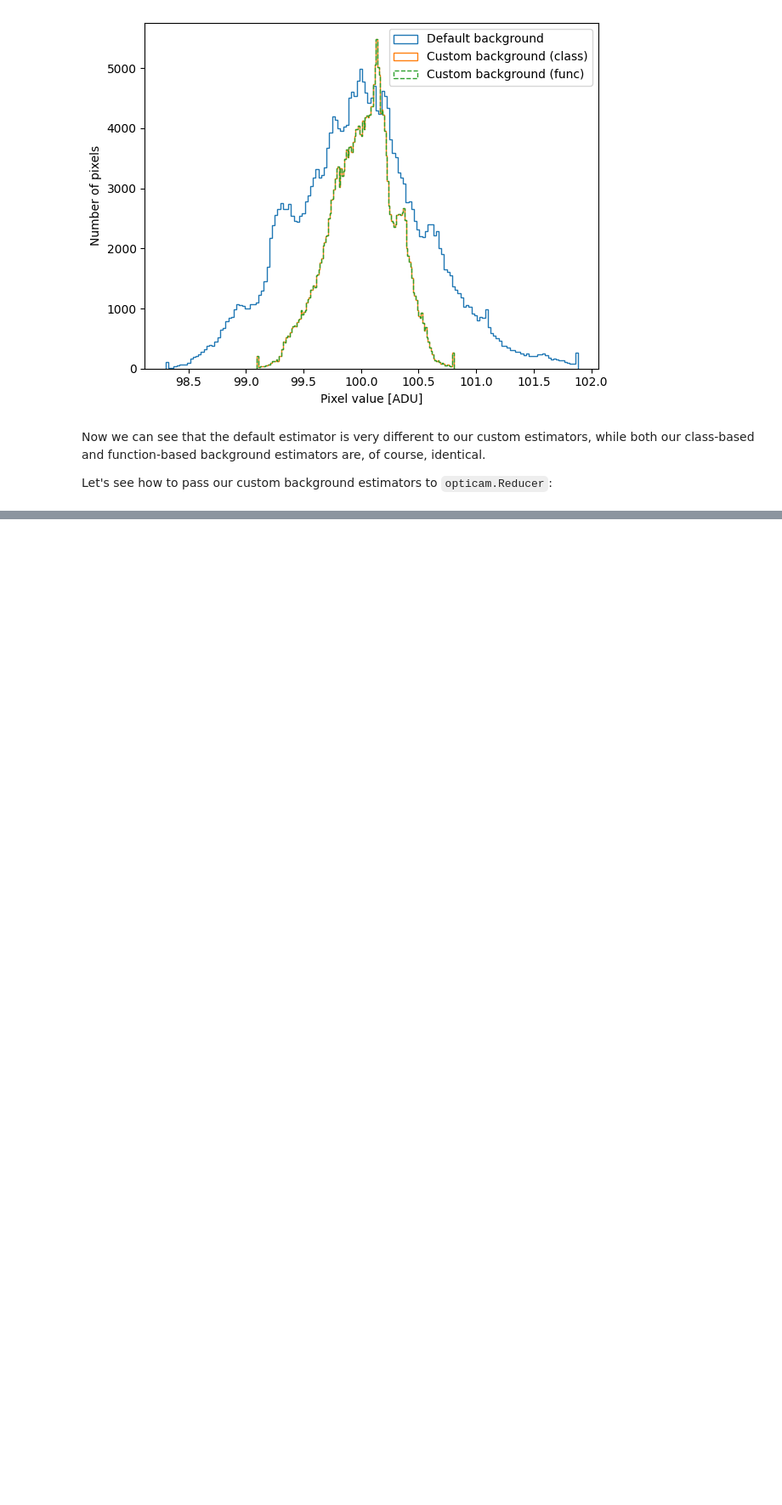
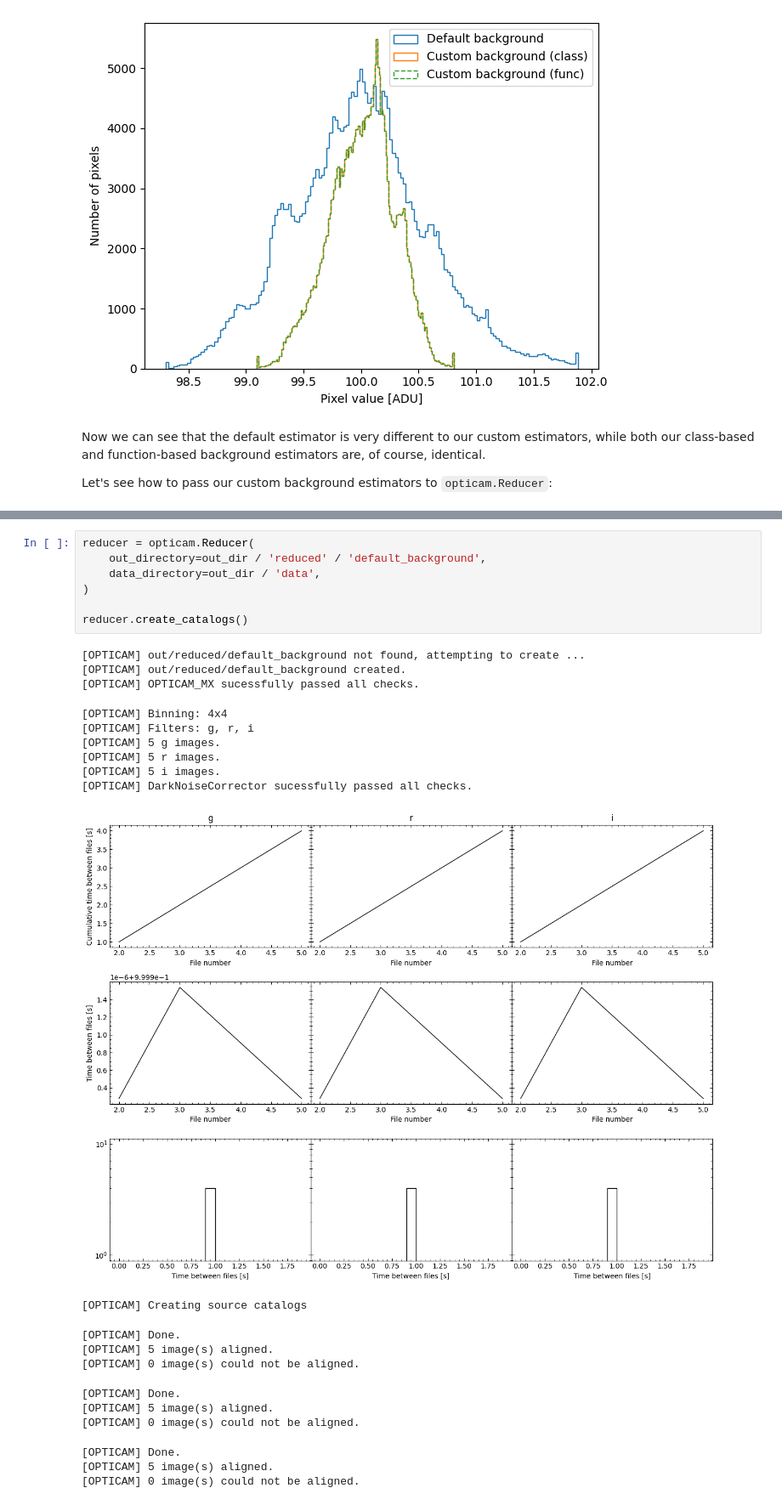
Before and after one commit to OPTICAM-instrument/opticam, a Jupyter notebook: docs/tutorials/backgrounds.ipynb, the cells around one changed output, grey strips where cells are left out. Shown at 85% size. Drawn from its saved outputs; the diff is of its cells as text; blank space fills up the shorter version.

```diff
--- a/docs/tutorials/backgrounds.ipynb
+++ b/docs/tutorials/backgrounds.ipynb
@@ -317,0 +326,28 @@ reducer.create_catalogs()
+# %%
+reducer = opticam.Reducer(
+    out_directory=out_dir / 'reduced' / 'default_background',
+    data_directory=out_dir / 'data',
+)
+
+reducer.create_catalogs()
+# %% [output]
+[OPTICAM] out/reduced/default_background not found, attempting to create ...
+[OPTICAM] out/reduced/default_background created.
+[OPTICAM] OPTICAM_MX sucessfully passed all checks.
+[OPTICAM] Binning: 4x4
+[OPTICAM] Filters: g, r, i
+[OPTICAM] 5 g images.
+[OPTICAM] 5 r images.
+[OPTICAM] 5 i images.
+[OPTICAM] DarkNoiseCorrector sucessfully passed all checks.
+[figure, added]
+[OPTICAM] Creating source catalogs
+[OPTICAM] Done.
+[OPTICAM] 5 image(s) aligned.
+[OPTICAM] 0 image(s) could not be aligned.
+[OPTICAM] Done.
+[OPTICAM] 5 image(s) aligned.
+[OPTICAM] 0 image(s) could not be aligned.
+[OPTICAM] Done.
+[OPTICAM] 5 image(s) aligned.
+[OPTICAM] 0 image(s) could not be aligned.
```
Also changed, not shown: parts of 11 cells of this notebook, 9 other files.
